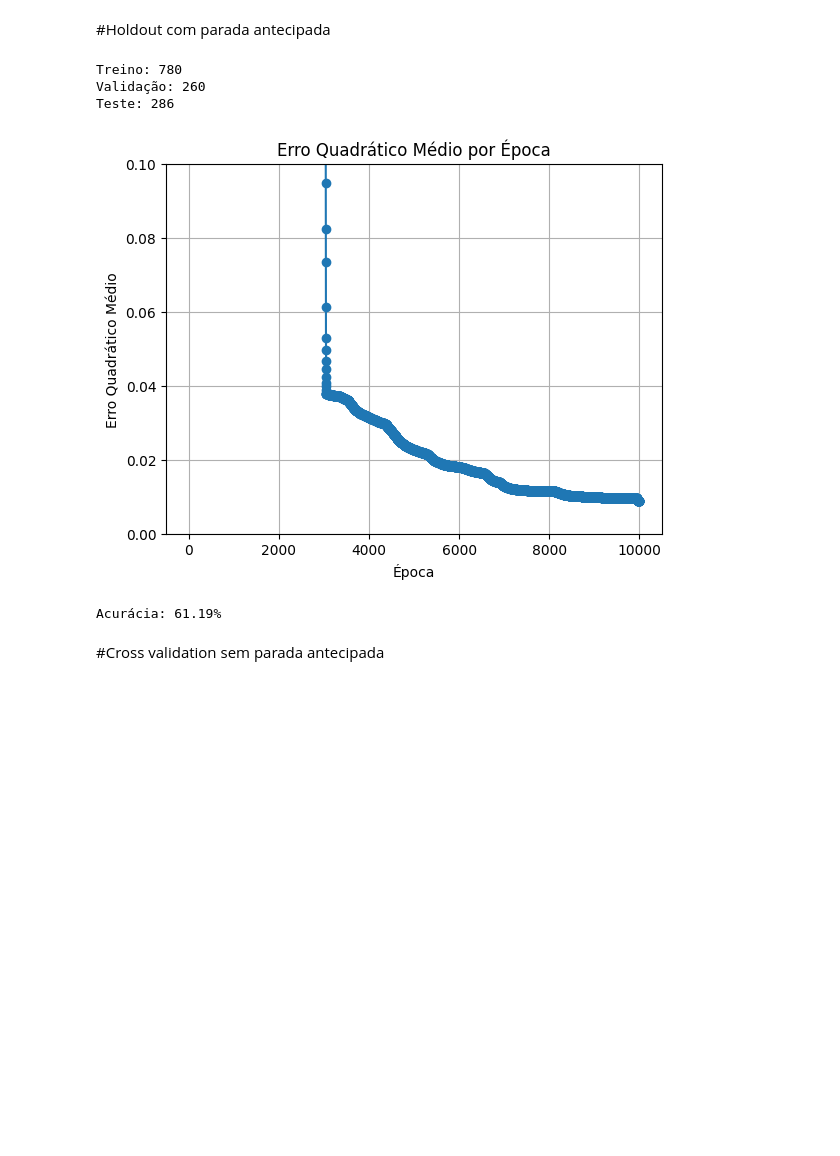
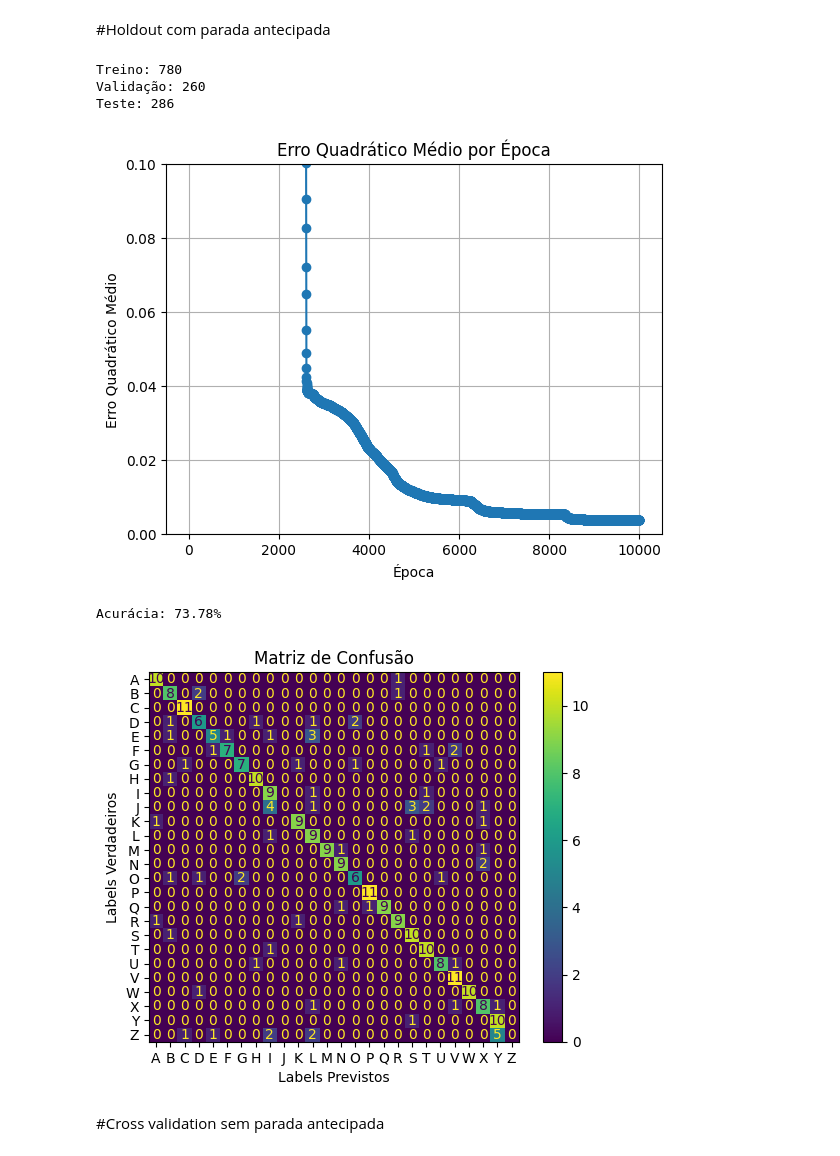
Before and after one commit to FabianaAndrade/projeto_IA, a Jupyter notebook: main_h.ipynb, the cells around one changed output. Saved outputs shown, nothing was run; the diff lists cells and outputs as text; code cells hidden in the pictures; blank space fills up the shorter version.

```diff
--- a/main_h.ipynb
+++ b/main_h.ipynb
@@ -312,11 +312,11 @@ def treinamento(mlp, X, y, X_val, y_val, epocas, epocas_sem_melhoria):
 
             break
 
+
     mlp.pesos_saindo_camada_de_entrada_para_escondida, mlp.pesos_saindo_camada_escondida_para_saida, \
     mlp.bias_camada_escondida, mlp.bias_camada_saida = melhor_pesos
 
     plot_erro_por_epoca(erros_treino, epoca + 1)
-
 
     return erros_treino, erros_val
 
@@ -337,36 +337,42 @@ def holdout_parada_antecipada(X, y, tamanho_entrada, num_classes):
     perc_validacao = 0.2
 
     arrays_combinados = np.hstack((X, y))
     np.random.shuffle(arrays_combinados)
 
     x_randomizado = arrays_combinados[:, :X.shape[1]]
     y_randomizado = arrays_combinados[:, X.shape[1]:]
 
     x_treino, y_treino, x_validacao, y_validacao, x_teste, y_teste = distribui_valores( x = x_randomizado, y = y_randomizado, perc_treino = perc_treino, perc_validacao = perc_validacao)
 
     print(f"Treino: {len(x_treino)}")
     print(f"Validação: {len(x_validacao)}")
     print(f"Teste: {len(x_teste)}")
 
-    epocas_sem_melhoria = 1000
+    epocas_sem_melhoria = 500
 
     mlp = MLP(tamanho_entrada, tamanho_camada_escondida, num_classes, learning_rate)
     erros_treino, erros_val = treinamento(mlp, x_treino, y_treino, x_validacao, y_validacao, epocas, epocas_sem_melhoria)
 
     y_pred = predicto(mlp, x_teste)
     y_test_labels = np.argmax(y_teste, axis=1)
 
     acc = acuracia(y_test_labels, y_pred)
     print(f"Acurácia: {acc * 100:.2f}%")
+    cm = confusion_matrix(y_test_labels, y_pred)
+    cmd = ConfusionMatrixDisplay(cm, display_labels=['A','B', 'C', 'D', 'E', 'F', 'G', 'H', 'I', 'J', 'K', 'L', 'M', 'N', 'O', 'P', 'Q', 'R', 'S', 'T', 'U', 'V', 'W', 'X', 'Y', 'Z'])
+    cmd.plot()
+    cmd.ax_.set(xlabel = 'Labels Previstos', ylabel = 'Labels Verdadeiros', title = 'Matriz de Confusão')
+
 
 leitura_dados = LeituraDados()
 holdout_parada_antecipada(leitura_dados.x, leitura_dados.y, tamanho_camada_entrada, tamanho_camada_saida)
 # %% [output]
 Treino: 780
 Validação: 260
 Teste: 286
-[figure, old version]
+[figure, new version]
-Acurácia: 61.19%
+Acurácia: 73.78%
+[figure, added]
 # %% [markdown]
 #Cross validation sem parada antecipada
 # %% [markdown]
```
Also changed, not shown: parts of 1 cell of this notebook.
